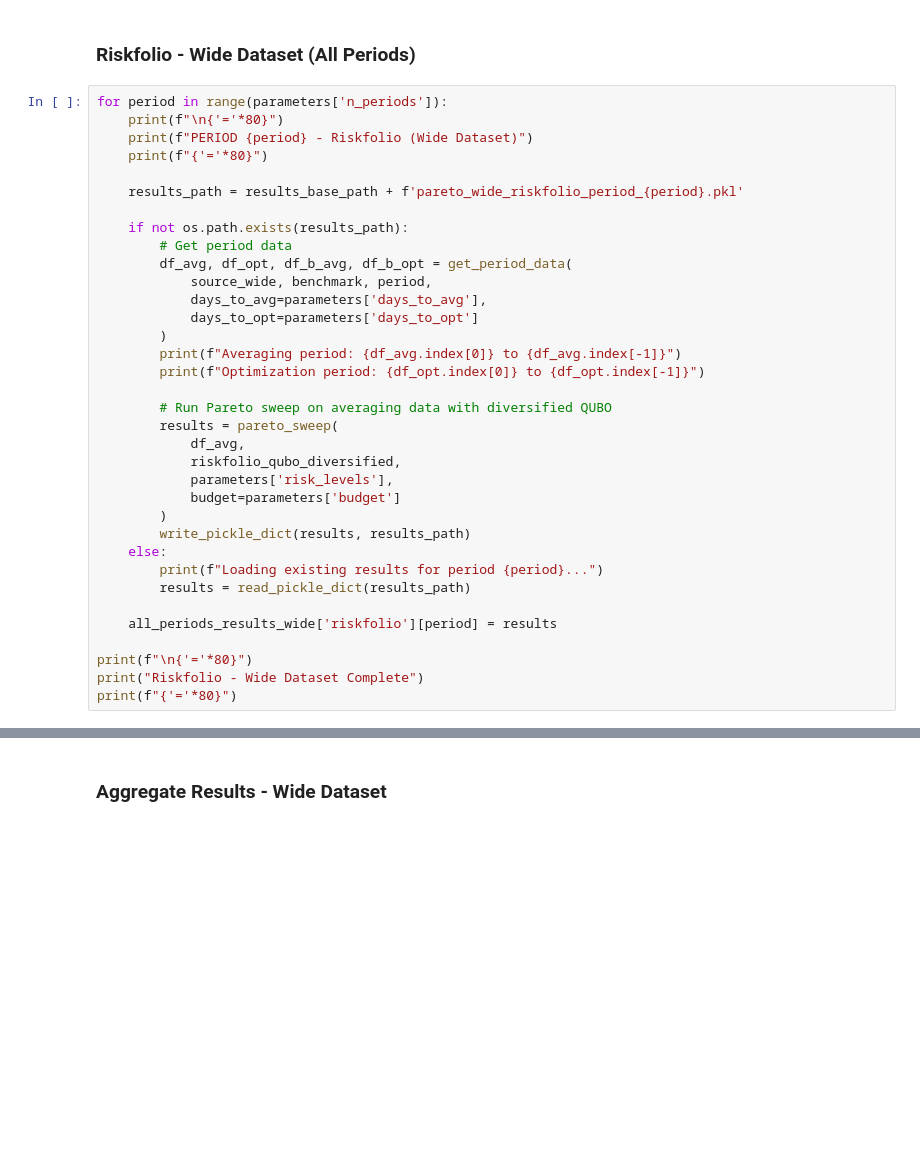
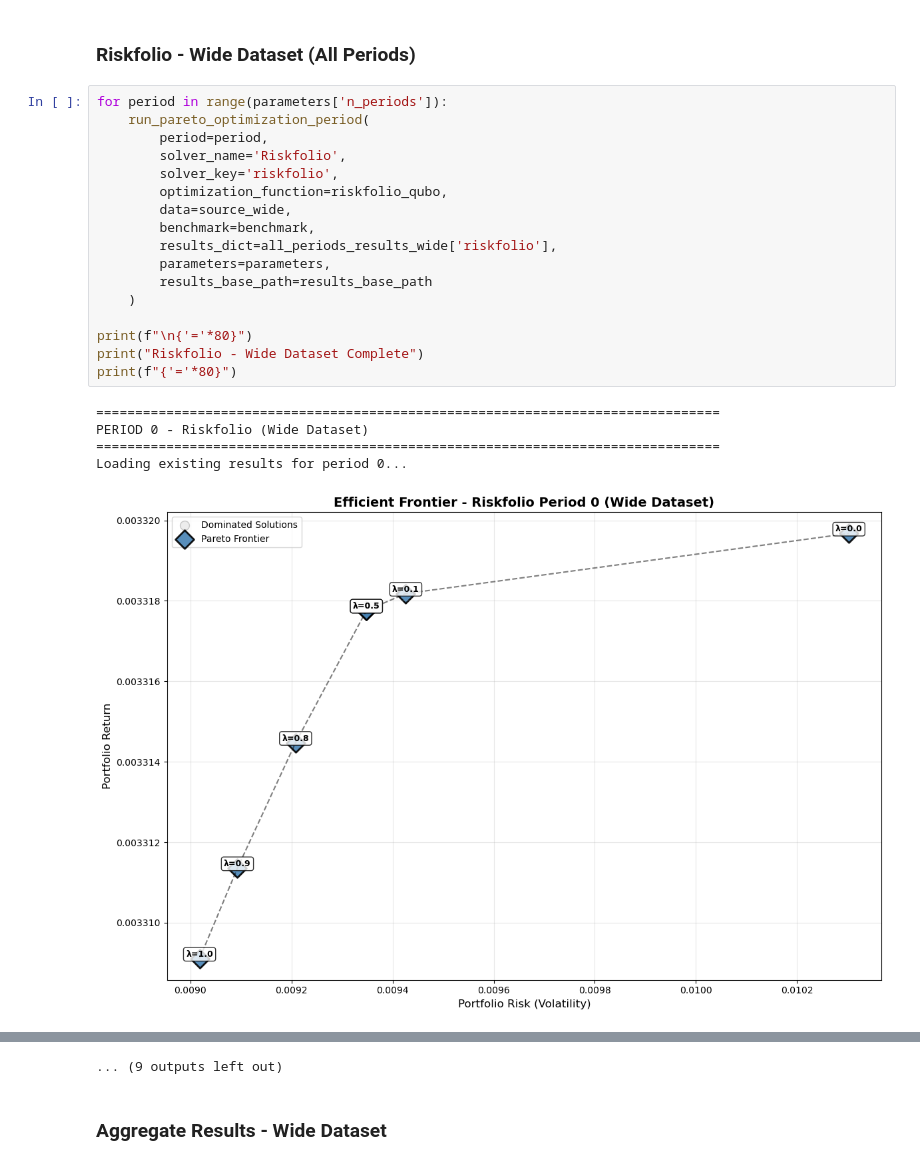
Before and after one commit to bvcmartins/quantum_portfolio, a Jupyter notebook: src/pareto_optimization/pareto_optimization.ipynb, the cells around one changed output, grey strips where cells are left out. Saved outputs shown, nothing was run; the diff lists cells and outputs as text; blank space fills up the shorter version.

```diff
--- a/src/pareto_optimization/pareto_optimization.ipynb
+++ b/src/pareto_optimization/pareto_optimization.ipynb
@@ -325,36 +530,24 @@ print(f"{'='*80}")
 ### Riskfolio - Wide Dataset (All Periods)
 # %%
 for period in range(parameters['n_periods']):
-    print(f"\n{'='*80}")
-    print(f"PERIOD {period} - Riskfolio (Wide Dataset)")
-    print(f"{'='*80}")
-
-    results_path = results_base_path + f'pareto_wide_riskfolio_period_{period}.pkl'
-
-    if not os.path.exists(results_path):
-        # Get period data
-        df_avg, df_opt, df_b_avg, df_b_opt = get_period_data(
-            source_wide, benchmark, period,
-            days_to_avg=parameters['days_to_avg'],
-            days_to_opt=parameters['days_to_opt']
-        )
-        print(f"Averaging period: {df_avg.index[0]} to {df_avg.index[-1]}")
-        print(f"Optimization period: {df_opt.index[0]} to {df_opt.index[-1]}")
-
-        # Run Pareto sweep on averaging data with diversified QUBO
-        results = pareto_sweep(
-            df_avg,
-            riskfolio_qubo_diversified,
-            parameters['risk_levels'],
-            budget=parameters['budget']
-        )
-        write_pickle_dict(results, results_path)
-    else:
-        print(f"Loading existing results for period {period}...")
-        results = read_pickle_dict(results_path)
-
-    all_periods_results_wide['riskfolio'][period] = results
+    run_pareto_optimization_period(
+        period=period,
+        solver_name='Riskfolio',
+        solver_key='riskfolio',
+        optimization_function=riskfolio_qubo,
+        data=source_wide,
+        benchmark=benchmark,
+        results_dict=all_periods_results_wide['riskfolio'],
+        parameters=parameters,
+        results_base_path=results_base_path
+    )
 
 print(f"\n{'='*80}")
 print("Riskfolio - Wide Dataset Complete")
 print(f"{'='*80}")
+# %% [output]
+================================================================================
+PERIOD 0 - Riskfolio (Wide Dataset)
+================================================================================
+Loading existing results for period 0...
+[figure, added]
@@ -361,3 +649,4 @@ print(f"{'='*80}")
+... (9 outputs left out)
 # %% [markdown]
 ### Aggregate Results - Wide Dataset
 # %%
```
Also changed, not shown: parts of 10 cells of this notebook, 1 other file.
